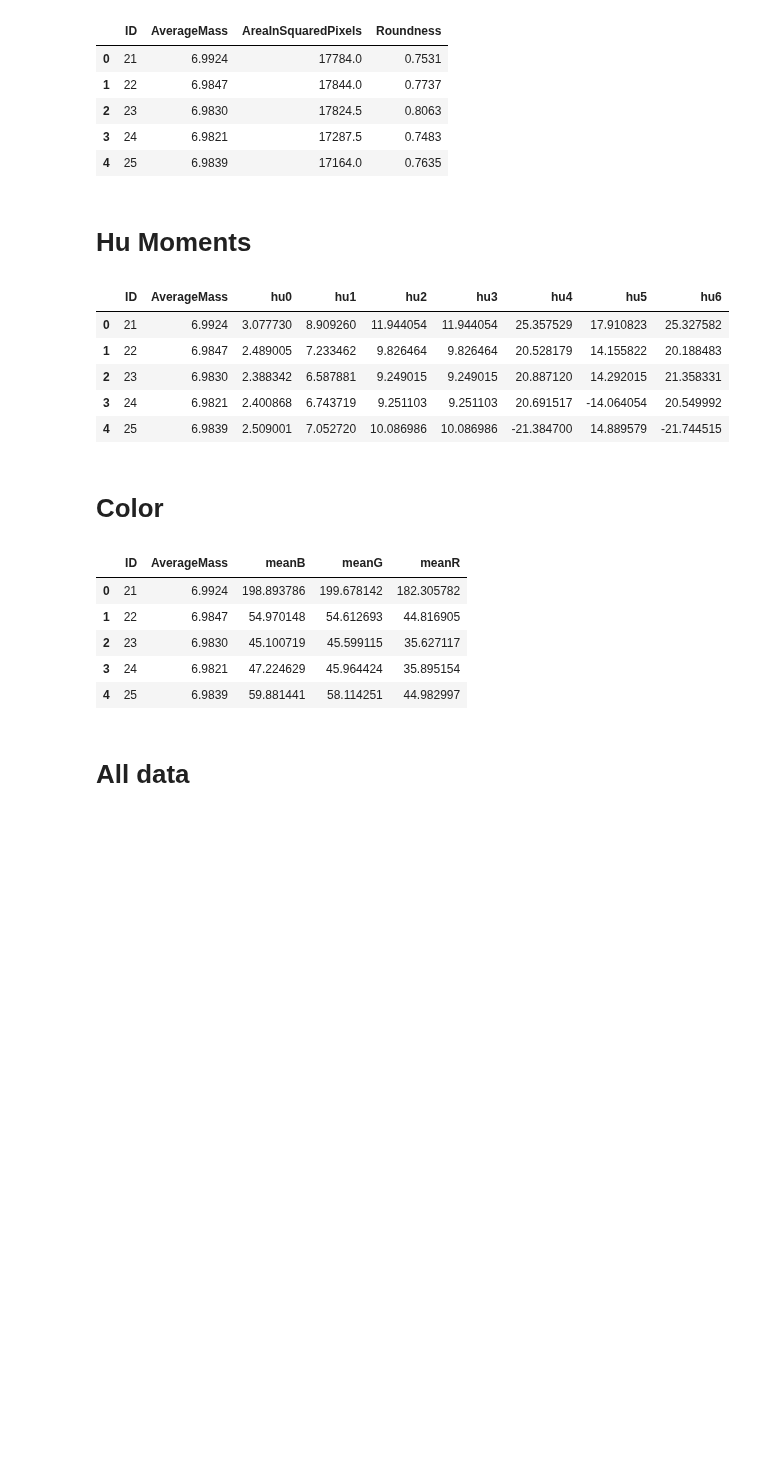
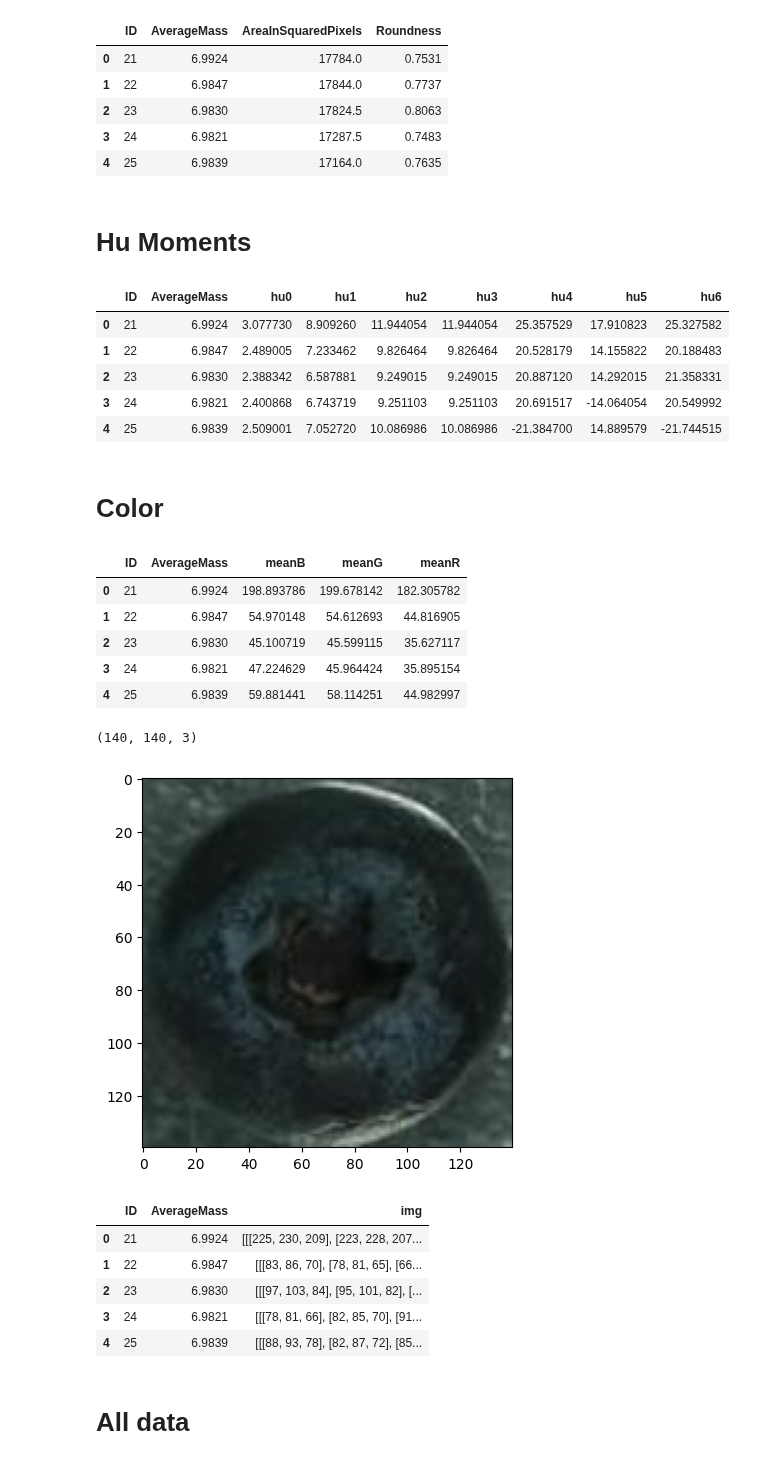
Before and after one commit to pcruiher08/ImageFeatures, a Jupyter notebook: analysisBlueberriesRaw.ipynb, the cells around one changed output. Cells and saved outputs as stored; diff of their text form; code cells hidden in the pictures; blank space fills up the shorter version.

Commit message:
pickle files with images and mass relations for CNN analysis

```diff
--- a/analysisBlueberriesRaw.ipynb
+++ b/analysisBlueberriesRaw.ipynb
@@ -181,13 +256,11 @@ for image_file in os.listdir(image_dir):
         image_path = os.path.join(image_dir, image_file)
         image = cv2.imread(image_path)
         #print(image.shape)
-
-
         annotation_file = os.path.splitext(image_file)[0] + ".txt"
 
         imageID = re.search(regexpattern, annotation_file).group(0)[8:]
-        print(imageID)
-        print(annotation_file)
+        #print(imageID)
+        #print(annotation_file)
 
         annotation_path = os.path.join(annotation_dir, annotation_file)
         #print(annotation_path)
@@ -212,11 +285,11 @@ for image_file in os.listdir(image_dir):
             points = np.array(coords).reshape((-1, 2)).astype(np.int32)
             #print(points)
             #print(gauss(points))
+            square, croppedimg = get_square(points.tolist(), image)
 
             mean, stddev, skewnessval, kurt = compute_color_moments(points.tolist(), image)
 
             humoments = compute_HUMoments(points.tolist(), image)
-
 
             zernike = compute_Zernike(points.tolist(), image)
 
@@ -242,6 +315,7 @@ for image_file in os.listdir(image_dir):
                                  "h4" : humoments[4],
                                  "h5" : humoments[5],
                                  "h6" : humoments[6],
+                                 "square" : cv2.resize(croppedimg, dsize=(140, 140), interpolation=cv2.INTER_CUBIC),
                                  "zernike" : zernike,
                                  "LBP" : localBinaryPatterns
                                  }
@@ -295,6 +351,8 @@ IDAndH3 = {}
 IDAndH4 = {}
 IDAndH5 = {}
 IDAndH6 = {}
+
+IDAndSquare = {}
 
 IDAndZernike = {}
 IDAndLBP = {}
@@ -345,7 +403,7 @@ for elem in polygons:
 
     IDAndH6[elem] = polygons[elem]['h6']
 
-
+    IDAndSquare[elem] = polygons[elem]['square']
 
     IDAndZernike[elem] = polygons[elem]["zernike"]
 
@@ -641,6 +699,57 @@ colors.head(5)
 | 2 | 23 | 6.9830 | 45.100719 | 45.599115 | 35.627117 |
 | 3 | 24 | 6.9821 | 47.224629 | 45.964424 | 35.895154 |
 | 4 | 25 | 6.9839 | 59.881441 | 58.114251 | 44.982997 |
+# %%
+#print(IDAndSquare)
+
+
+croppedimages = pd.Series(IDAndSquare).to_frame().reset_index()
+croppedimages.columns = ['ID', 'img']
+croppedimages['ID'] = croppedimages['ID'].astype(int)
+
+#croppedimages['img'] = croppedimages['img'].astype(float)
+
+
+croppedimages = croppedimages.sort_values('ID')
+croppedimages = croppedimages.reset_index(drop=True)
+
+croppedimages.head(10)
+
+#croppedimages.to_csv('croppedimagesBlueberriesRaw.csv', index = False)
+
+###
+%matplotlib inline
+
+
+crop = croppedimages.loc[50].at["img"][...,::-1]
+#res = cv2.resize(crop, dsize=(140, 140), interpolation=cv2.INTER_CUBIC)
+
+
+print(crop.shape)
+
+plt.imshow(crop)
+plt.show()
+###
+
+
+croppedimages = pd.merge(mass[['ID', 'AverageMass']], croppedimages[['ID', 'img']], on='ID', how='inner')
+
+#croppedimages.to_csv('croppedimagesRaspberriesRaw.csv', index = False)
+
+croppedimages.to_pickle('croppedimagesBlueberriesRaw.pkl')
+
+croppedimages.head(5)
+
+#print(latex_table)
+# %% [output]
+(140, 140, 3)
+[figure, added]
+|  | ID | AverageMass | img |
+| 0 | 21 | 6.9924 | [[[225, 230, 209], [223, 228, 207... |
+| 1 | 22 | 6.9847 | [[[83, 86, 70], [78, 81, 65], [66... |
+| 2 | 23 | 6.9830 | [[[97, 103, 84], [95, 101, 82], [... |
+| 3 | 24 | 6.9821 | [[[78, 81, 66], [82, 85, 70], [91... |
+| 4 | 25 | 6.9839 | [[[88, 93, 78], [82, 87, 72], [85... |
 # %% [markdown]
 # All data
 # %%
```
Also changed, not shown: parts of 3 cells of this notebook, 16 other files.
